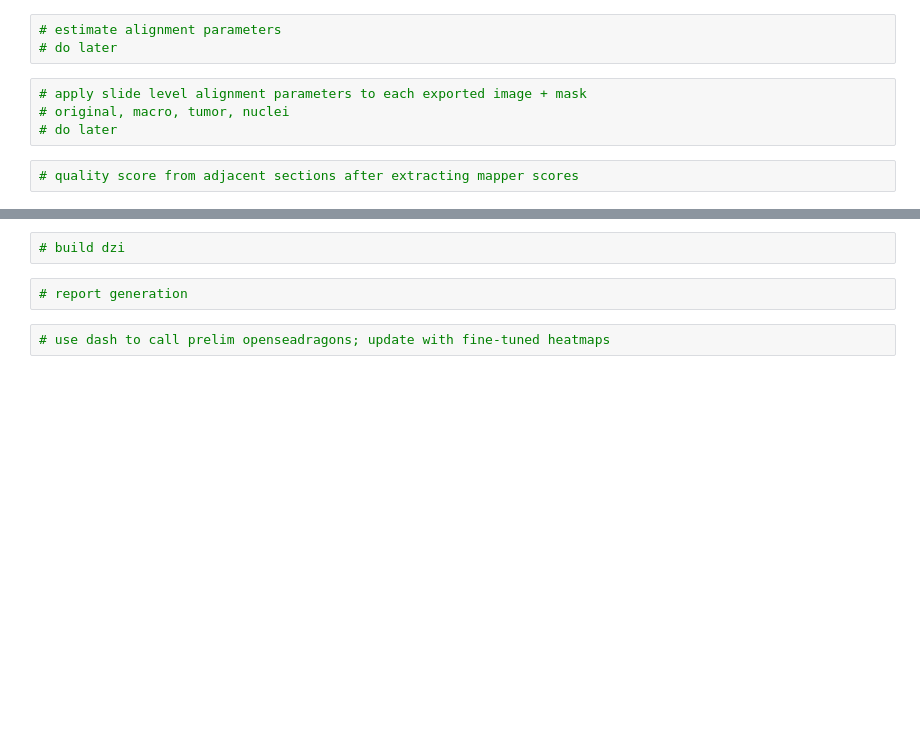
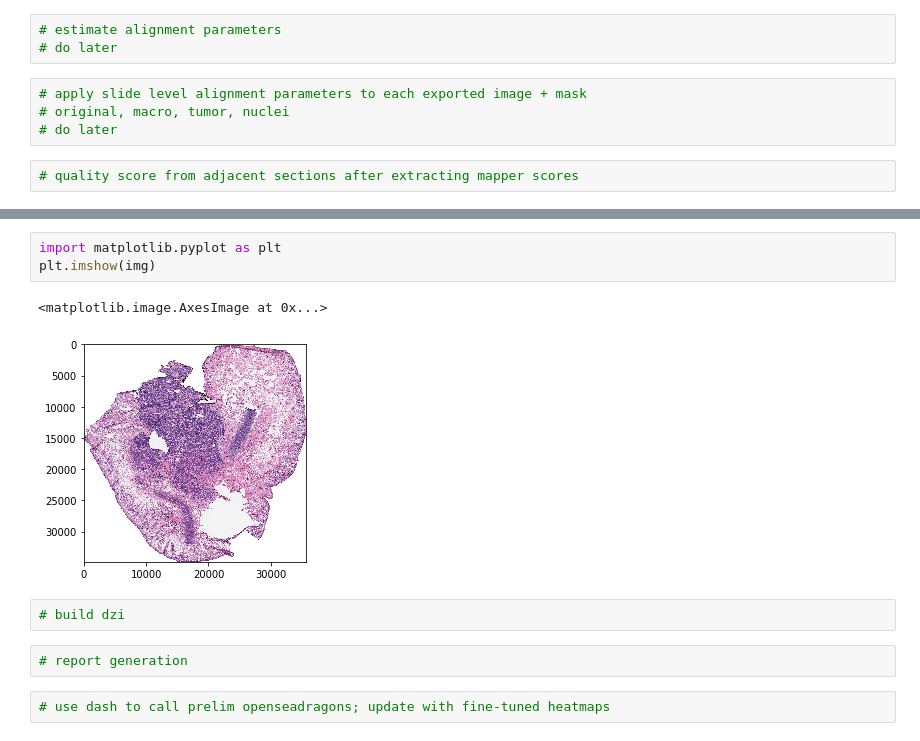
Before and after one commit to jlevy44/ArcticAI, a Jupyter notebook: workflow/0_workflow_components_practice.ipynb, the cells around one changed output, grey strips where cells are left out. Cells and saved outputs as stored; diff of their text form; blank space fills up the shorter version.

```diff
--- a/workflow/0_workflow_components_practice.ipynb
+++ b/workflow/0_workflow_components_practice.ipynb
@@ -558,3 +756,9 @@ quality_score={k:dict(enumerate([pd.concat([pd.read_pickle(f)[k].iloc[:,section:
+# %%
+import matplotlib.pyplot as plt
+plt.imshow(img)
+# %% [output]
+<matplotlib.image.AxesImage at 0x...>
+[figure, added]
 # %%
 # build dzi
 # %%
```
Also changed, not shown: parts of 13 cells of this notebook.
